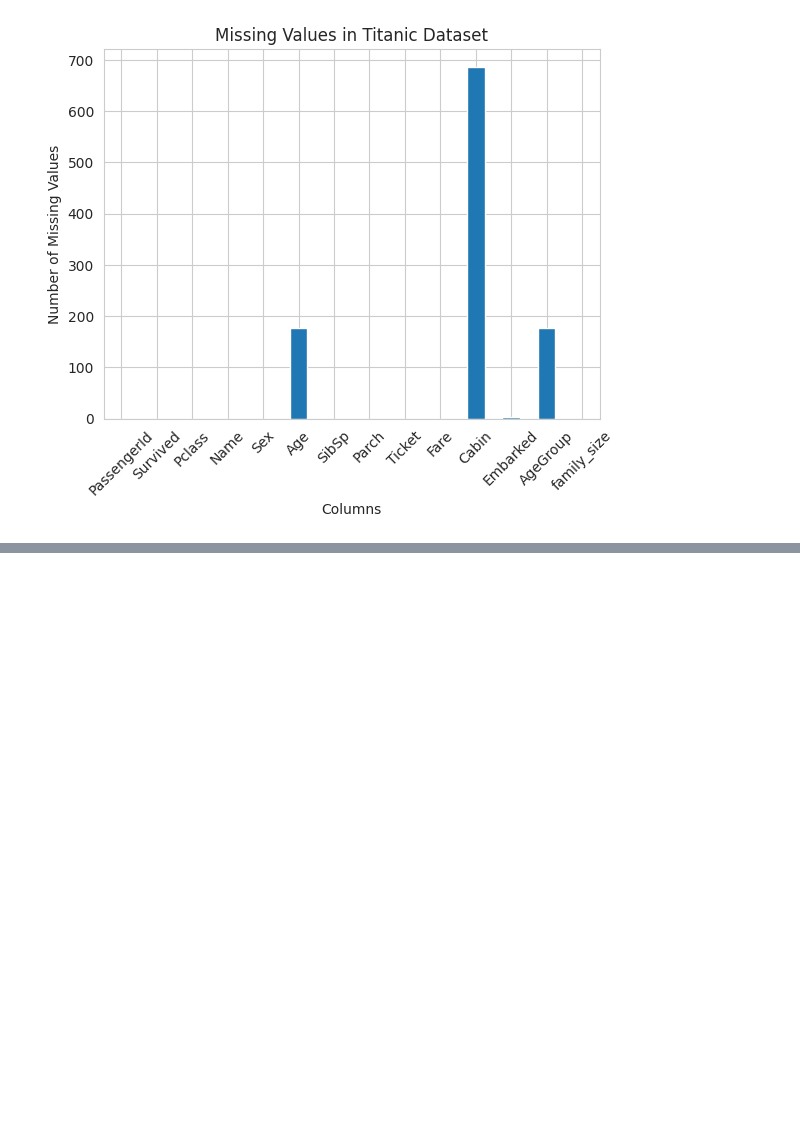
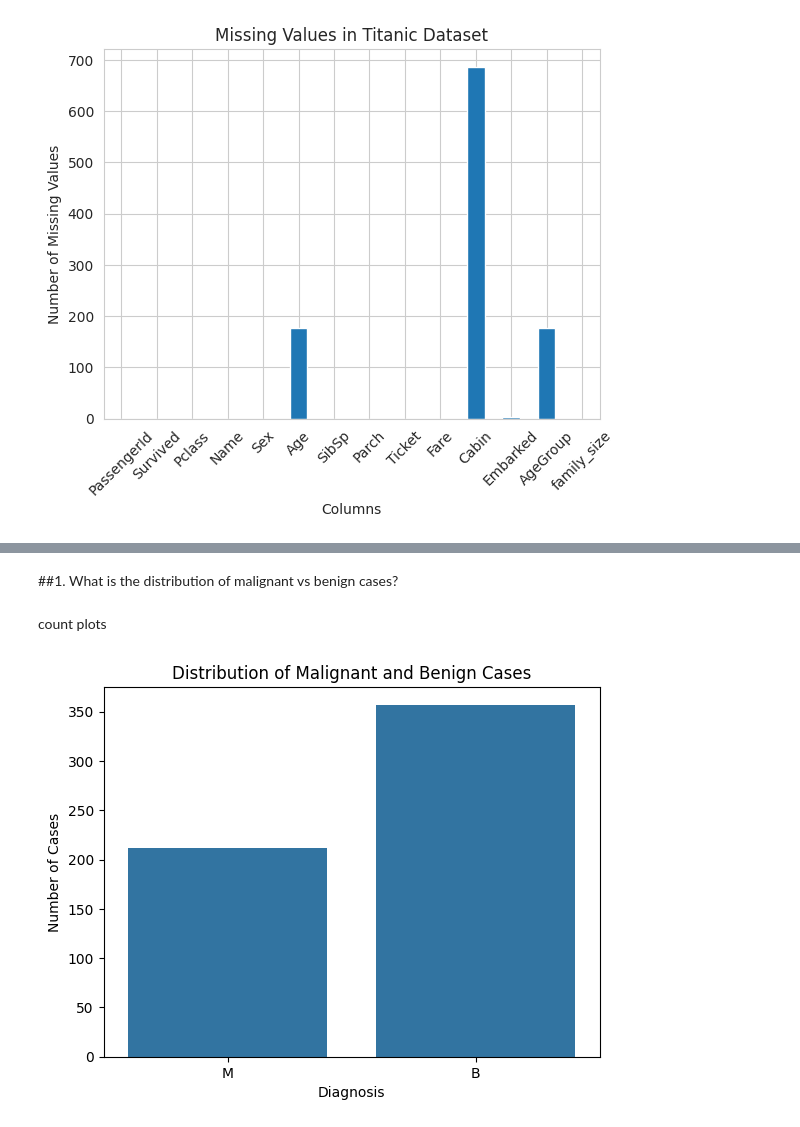
Before and after one commit to Gouri4666/MCA, a Jupyter notebook: sem3_lab/datascience/DataScience.ipynb, the cells around one changed output, grey strips where cells are left out. Cells and saved outputs as stored; diff of their text form; code cells hidden in the pictures; blank space fills up the shorter version.

```diff
--- a/sem3_lab/datascience/DataScience.ipynb
+++ b/sem3_lab/datascience/DataScience.ipynb
@@ -2062,0 +2072,8 @@ plt.show()
+# %%
+import pandas as pd
+import matplotlib.pyplot as plt
+import seaborn as sns
+
+df = pd.read_csv('Breast_Cancer.csv')
+
+df.head()
@@ -2062,0 +2096,13 @@ plt.show()
+# %% [markdown]
+##1. What is the distribution of malignant vs benign cases?
+# %% [markdown]
+count plots
+# %%
+sns.countplot(data=df, x='diagnosis')
+
+plt.title('Distribution of Malignant and Benign Cases')
+plt.xlabel('Diagnosis')
+plt.ylabel('Number of Cases')
+plt.show()
+# %% [output]
+[figure, added]
```
Also changed, not shown: parts of 45 cells of this notebook.
